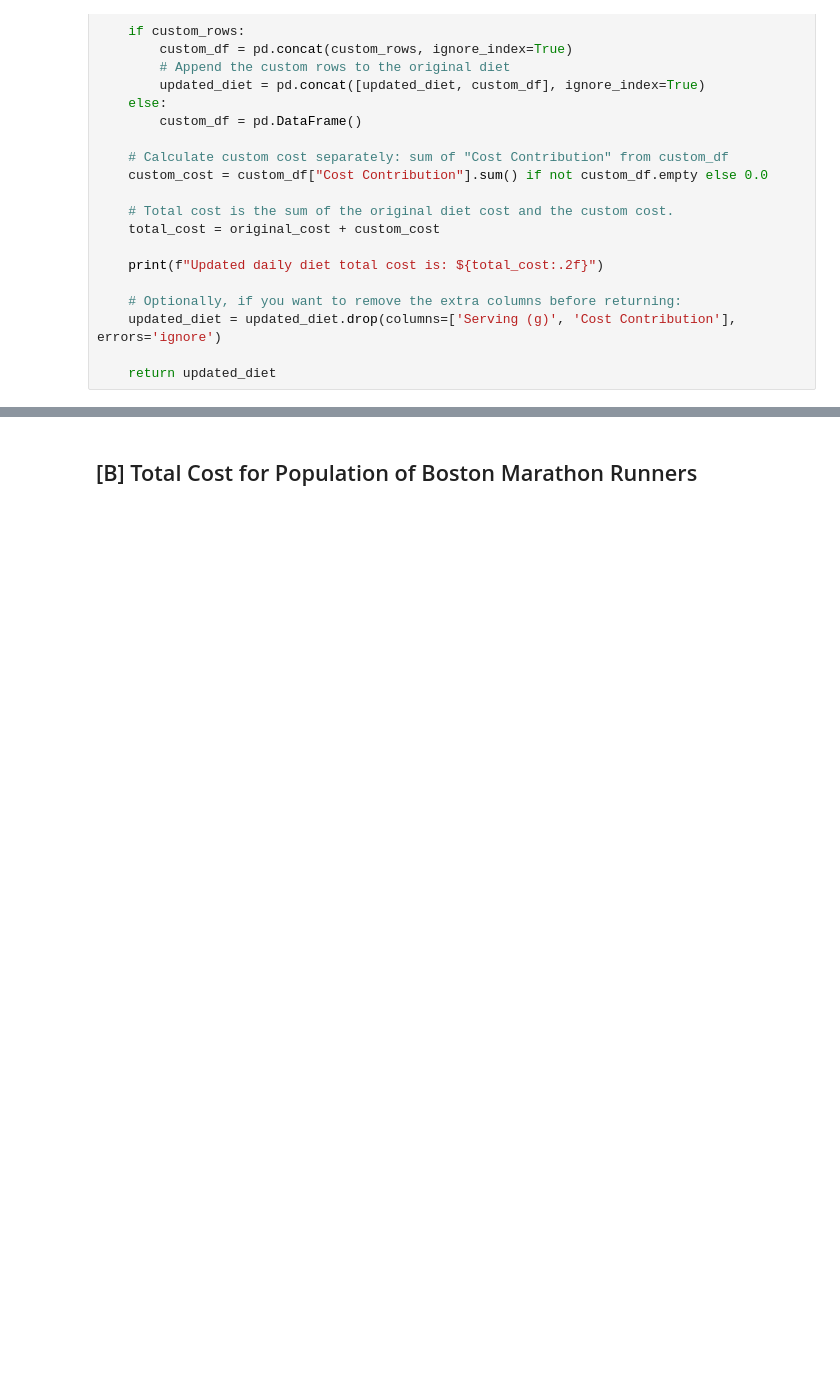
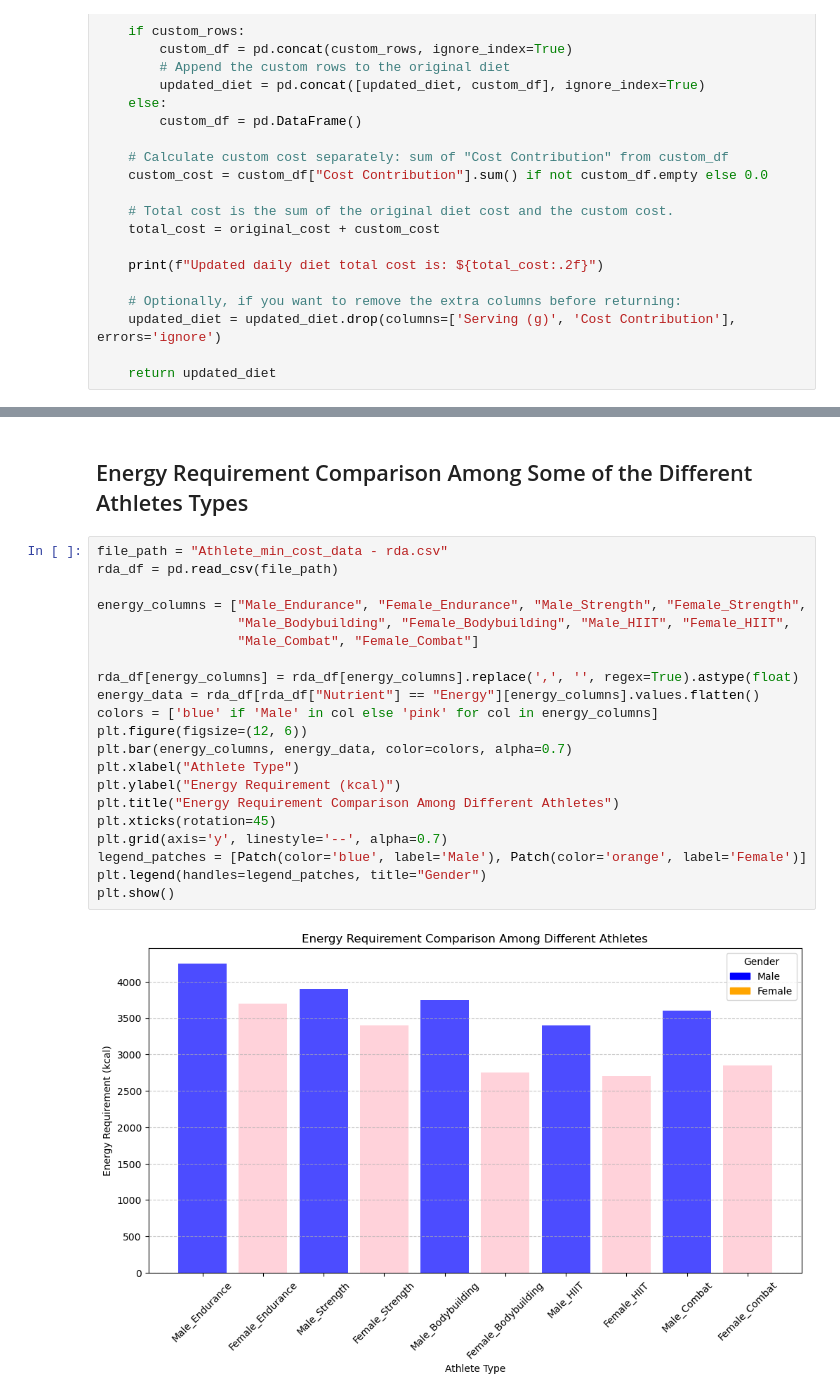
Before and after one commit to colby-alonzo/EEP153_Proj2, a Jupyter notebook: Official_Team_Code.ipynb, the cells around one changed output, grey strips where cells are left out. Drawn from its saved outputs; the diff is of its cells as text; blank space fills up the shorter version.

```diff
--- a/Official_Team_Code.ipynb
+++ b/Official_Team_Code.ipynb
@@ -795,3 +865,26 @@ Updated daily diet total cost is: $5.79
 # %% [markdown]
-## [B] Total Cost for Population of Boston Marathon Runners
+## Energy Requirement Comparison Among Some of the Different Athletes Types
+# %%
+file_path = "Athlete_min_cost_data - rda.csv"
+rda_df = pd.read_csv(file_path)
+
+energy_columns = ["Male_Endurance", "Female_Endurance", "Male_Strength", "Female_Strength",
+                  "Male_Bodybuilding", "Female_Bodybuilding", "Male_HIIT", "Female_HIIT",
+                  "Male_Combat", "Female_Combat"]
+
+rda_df[energy_columns] = rda_df[energy_columns].replace(',', '', regex=True).astype(float)
+energy_data = rda_df[rda_df["Nutrient"] == "Energy"][energy_columns].values.flatten()
+colors = ['blue' if 'Male' in col else 'pink' for col in energy_columns]
+plt.figure(figsize=(12, 6))
+plt.bar(energy_columns, energy_data, color=colors, alpha=0.7)
+plt.xlabel("Athlete Type")
+plt.ylabel("Energy Requirement (kcal)")
+plt.title("Energy Requirement Comparison Among Different Athletes")
+plt.xticks(rotation=45)
+plt.grid(axis='y', linestyle='--', alpha=0.7)
+legend_patches = [Patch(color='blue', label='Male'), Patch(color='orange', label='Female')]
+plt.legend(handles=legend_patches, title="Gender")
+plt.show()
+# %% [output]
+[figure, added]
 # %% [markdown]
```
Also changed, not shown: parts of 21 cells of this notebook, 4 other files.
